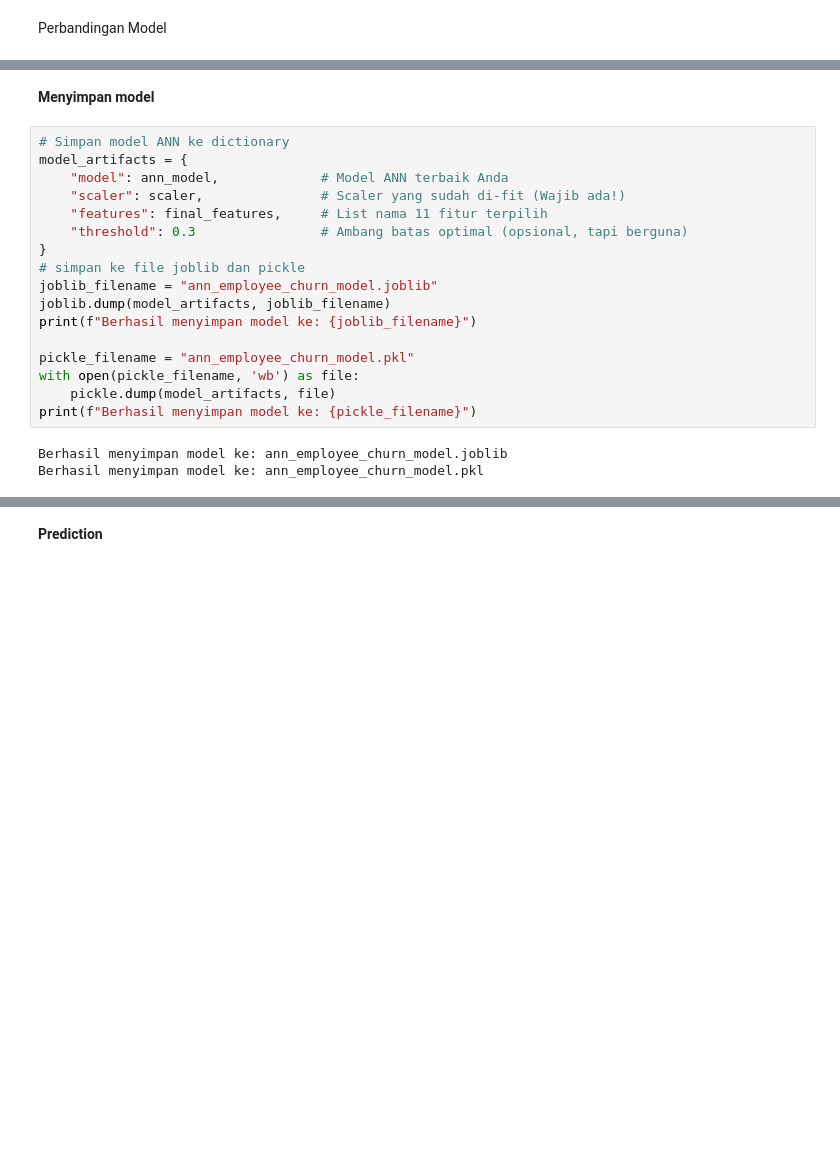
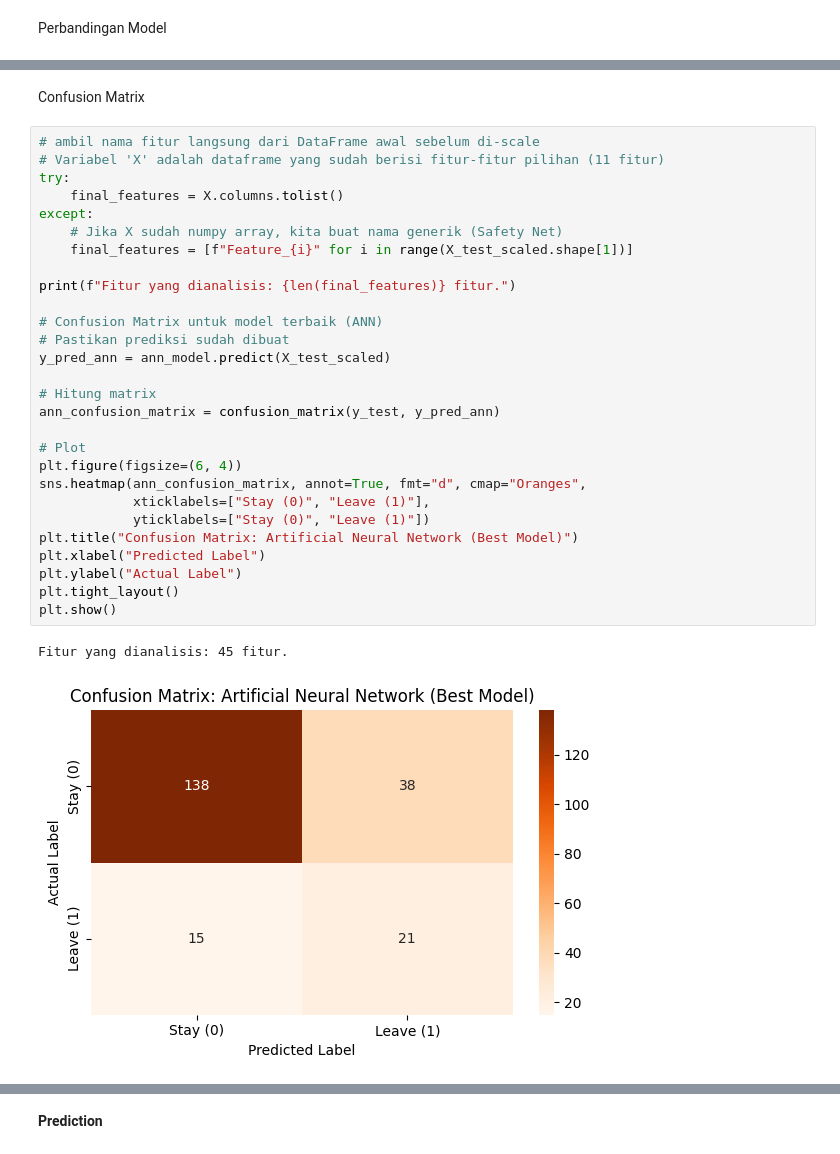
Before and after one commit to abrarargya/a590-Belajar-Penerapan-Data-Science-proyek-pertama, a Jupyter notebook: notebook.ipynb, the cells around one changed output, grey strips where cells are left out. Saved outputs shown, nothing was run; the diff lists cells and outputs as text; blank space fills up the shorter version.

Commit message:
fix :  re-run model, delete joblib, update readme

```diff
--- a/notebook.ipynb
+++ b/notebook.ipynb
@@ -1081,22 +993,33 @@ Contoh Logika Model: "Saya tidak perlu tahu Umur (Age) dia berapa. Jika Gajinya
-# %% [markdown]
-**Menyimpan model**
-# %%
-# Simpan model ANN ke dictionary
-model_artifacts = {
-    "model": ann_model,             # Model ANN terbaik Anda
-    "scaler": scaler,               # Scaler yang sudah di-fit (Wajib ada!)
-    "features": final_features,     # List nama 11 fitur terpilih
-    "threshold": 0.3                # Ambang batas optimal (opsional, tapi berguna)
-}
-# simpan ke file joblib dan pickle
-joblib_filename = "ann_employee_churn_model.joblib"
-joblib.dump(model_artifacts, joblib_filename)
-print(f"Berhasil menyimpan model ke: {joblib_filename}")
-
-pickle_filename = "ann_employee_churn_model.pkl"
-with open(pickle_filename, 'wb') as file:
-    pickle.dump(model_artifacts, file)
-print(f"Berhasil menyimpan model ke: {pickle_filename}")
-# %% [output]
-Berhasil menyimpan model ke: ann_employee_churn_model.joblib
-Berhasil menyimpan model ke: ann_employee_churn_model.pkl
+# %% [markdown]
+Confusion Matrix
+# %%
+# ambil nama fitur langsung dari DataFrame awal sebelum di-scale
+# Variabel 'X' adalah dataframe yang sudah berisi fitur-fitur pilihan (11 fitur)
+try:
+    final_features = X.columns.tolist()
+except:
+    # Jika X sudah numpy array, kita buat nama generik (Safety Net)
+    final_features = [f"Feature_{i}" for i in range(X_test_scaled.shape[1])]
+
+print(f"Fitur yang dianalisis: {len(final_features)} fitur.")
+
+# Confusion Matrix untuk model terbaik (ANN)
+# Pastikan prediksi sudah dibuat
+y_pred_ann = ann_model.predict(X_test_scaled)
+
+# Hitung matrix
+ann_confusion_matrix = confusion_matrix(y_test, y_pred_ann)
+
+# Plot
+plt.figure(figsize=(6, 4))
+sns.heatmap(ann_confusion_matrix, annot=True, fmt="d", cmap="Oranges",
+            xticklabels=["Stay (0)", "Leave (1)"],
+            yticklabels=["Stay (0)", "Leave (1)"])
+plt.title("Confusion Matrix: Artificial Neural Network (Best Model)")
+plt.xlabel("Predicted Label")
+plt.ylabel("Actual Label")
+plt.tight_layout()
+plt.show()
+# %% [output]
+Fitur yang dianalisis: 45 fitur.
+[figure, added]
```
Also changed, not shown: parts of 26 cells of this notebook, 7 other files.
